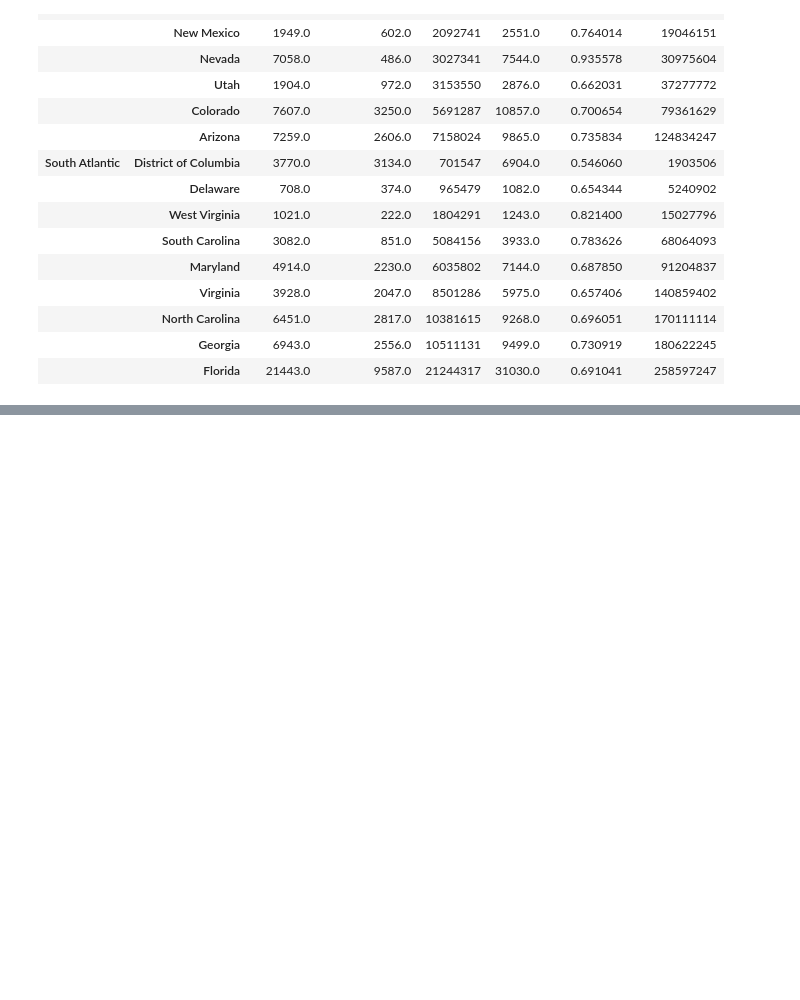
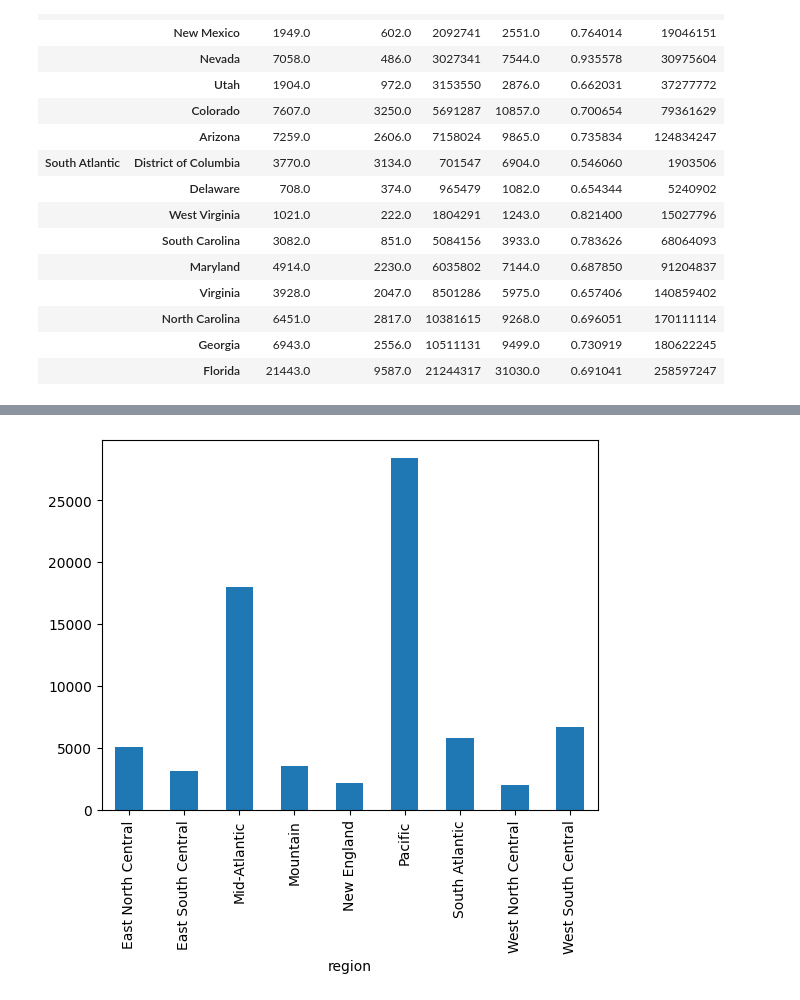
Before and after one commit to mapra99/ds-data-manipulation, a Jupyter notebook: pandas-datacamp.ipynb, the cells around one changed output, grey strips where cells are left out. Saved outputs shown, nothing was run; the diff lists cells and outputs as text; code cells hidden in the pictures; blank space fills up the shorter version.

```diff
--- a/pandas-datacamp.ipynb
+++ b/pandas-datacamp.ipynb
@@ -519,0 +692,5 @@ indexed_homelessness.loc[["Mountain", "South Atlantic"]]
+# %%
+plt.clf()
+
+avg_individuals_by_region = homelessness.groupby("region")["individuals"].mean()
+avg_individuals_by_region
@@ -519,0 +710,5 @@ indexed_homelessness.loc[["Mountain", "South Atlantic"]]
+# %%
+avg_individuals_by_region.plot(kind = "bar")
+plt.show()
+# %% [output]
+[figure, added]
```
Also changed, not shown: parts of 39 cells of this notebook.
